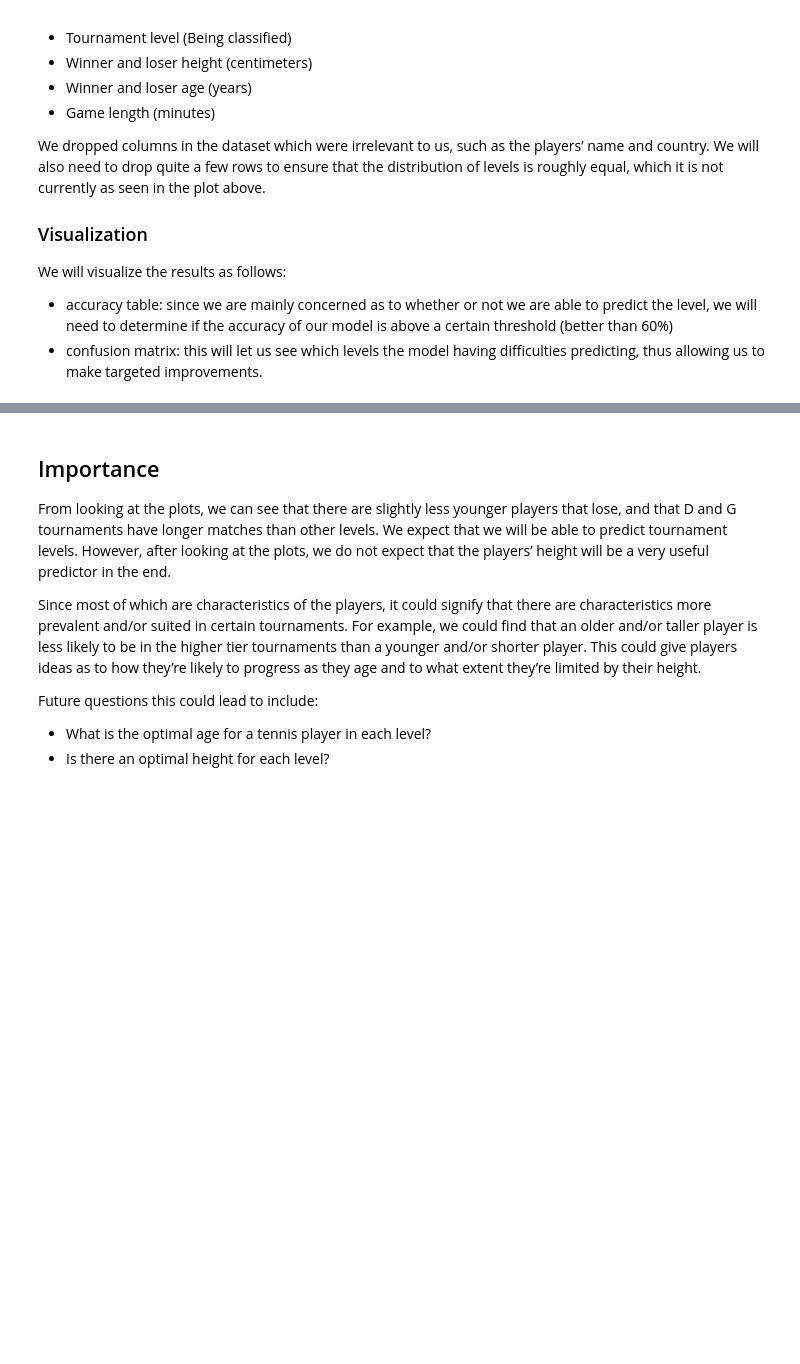
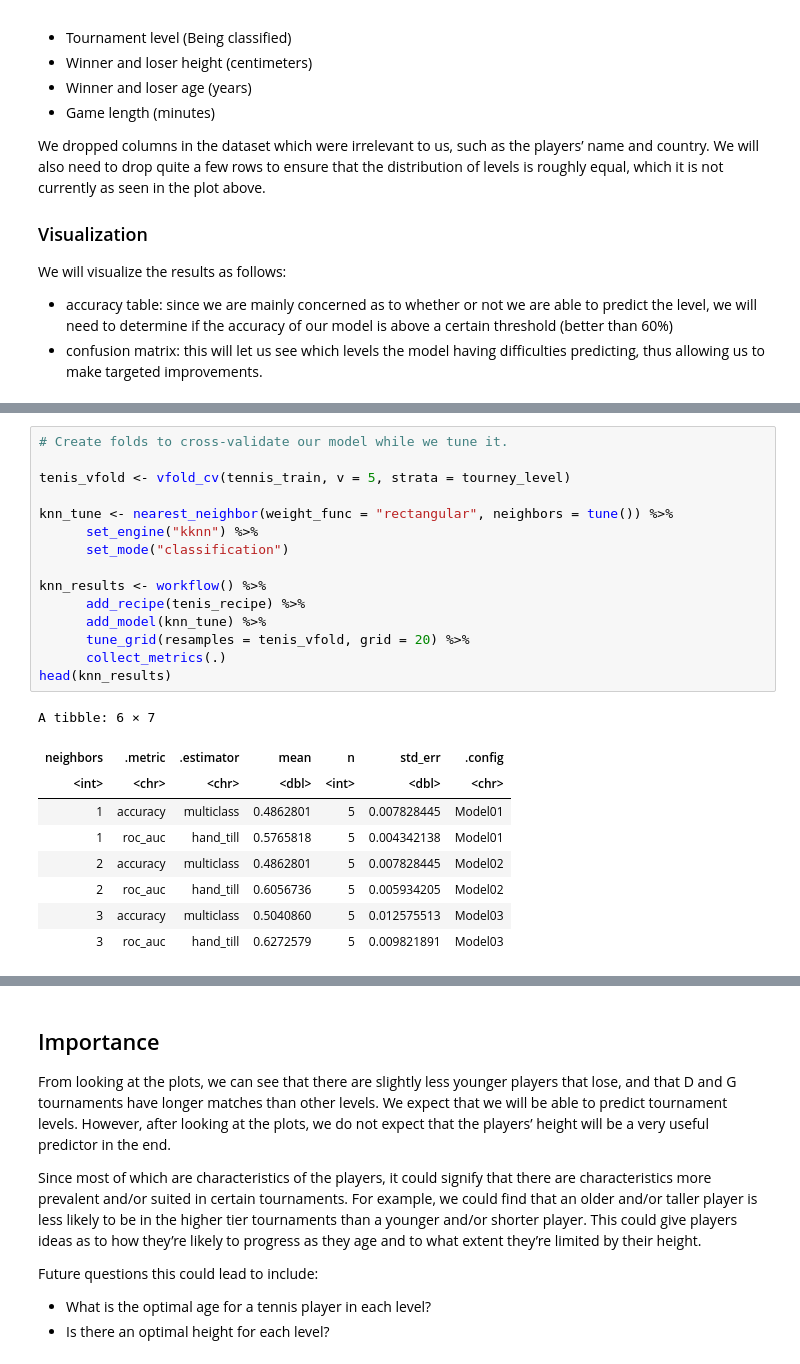
Before and after one commit to browningluke/ubc-dsci100-project, a Jupyter notebook: tennis.ipynb, the cells around one changed output, grey strips where cells are left out. Cells and saved outputs as stored; diff of their text form; blank space fills up the shorter version.

```diff
--- a/tennis.ipynb
+++ b/tennis.ipynb
@@ -183,0 +221,25 @@ We will visualize the results as follows:
+# %%
+# Create folds to cross-validate our model while we tune it.
+
+tenis_vfold <- vfold_cv(tennis_train, v = 5, strata = tourney_level)
+
+knn_tune <- nearest_neighbor(weight_func = "rectangular", neighbors = tune()) %>%
+      set_engine("kknn") %>%
+      set_mode("classification")
+
+knn_results <- workflow() %>%
+      add_recipe(tenis_recipe) %>%
+      add_model(knn_tune) %>%
+      tune_grid(resamples = tenis_vfold, grid = 20) %>%
+      collect_metrics(.)
+head(knn_results)
+# %% [output]
+A tibble: 6 × 7
+| neighbors | .metric | .estimator | mean | n | std_err | .config |
+| <int> | <chr> | <chr> | <dbl> | <int> | <dbl> | <chr> |
+| 1 | accuracy | multiclass | 0.4862801 | 5 | 0.007828445 | Model01 |
+| 1 | roc_auc | hand_till | 0.5765818 | 5 | 0.004342138 | Model01 |
+| 2 | accuracy | multiclass | 0.4862801 | 5 | 0.007828445 | Model02 |
+| 2 | roc_auc | hand_till | 0.6056736 | 5 | 0.005934205 | Model02 |
+| 3 | accuracy | multiclass | 0.5040860 | 5 | 0.012575513 | Model03 |
+| 3 | roc_auc | hand_till | 0.6272579 | 5 | 0.009821891 | Model03 |
```
Also changed, not shown: parts of 11 cells of this notebook.
